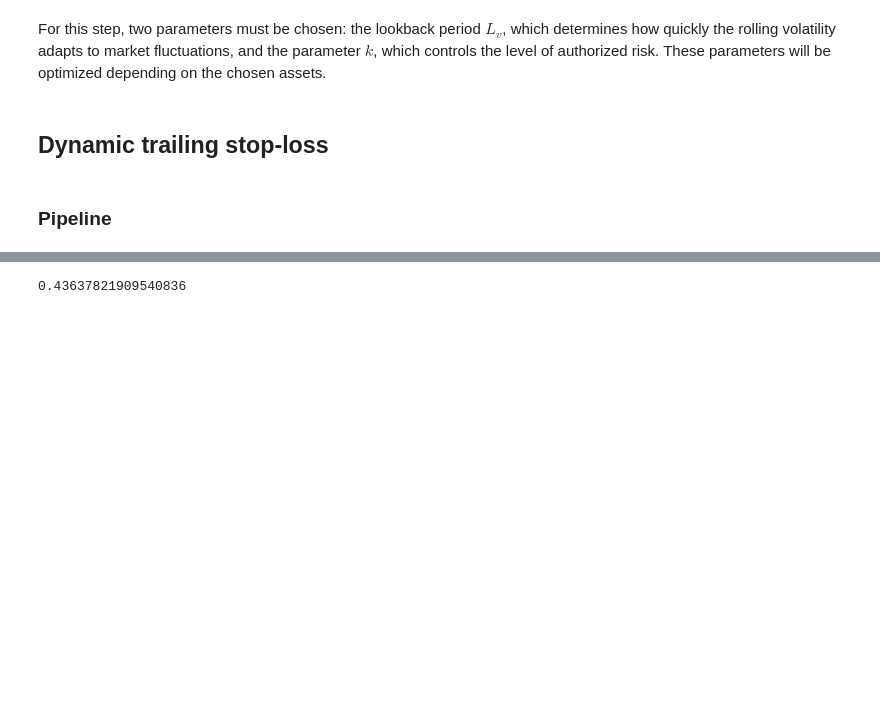
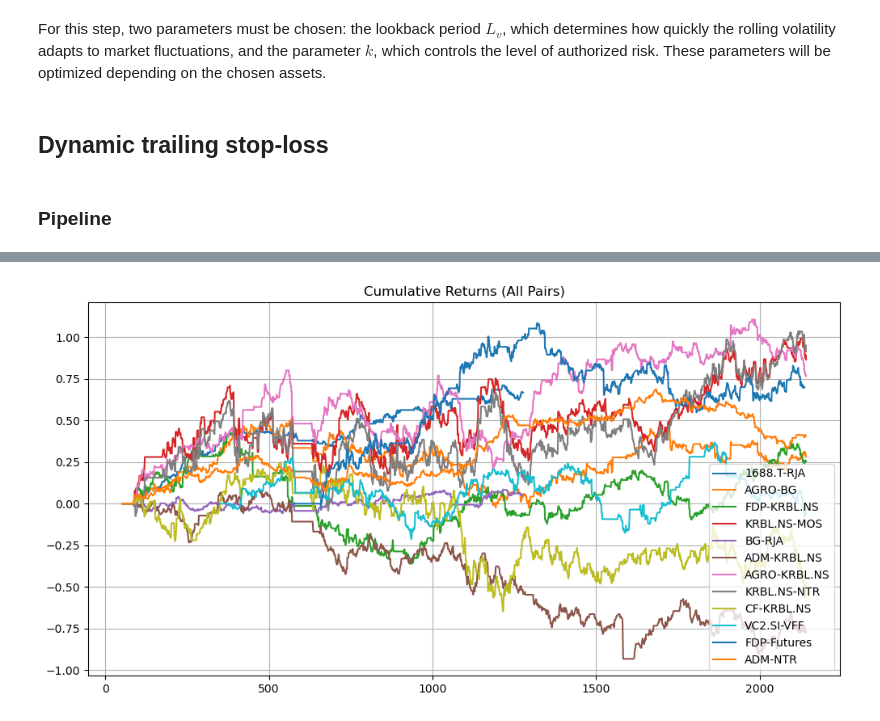
Before and after one commit to NatachaGsn/rice-trading-project, a Jupyter notebook: Trading_game2.ipynb, the cells around one changed output, grey strips where cells are left out. Drawn from its saved outputs; the diff is of its cells as text; code cells hidden in the pictures; blank space fills up the shorter version.

```diff
--- a/Trading_game2.ipynb
+++ b/Trading_game2.ipynb
@@ -511,7 +613,22 @@ results_df_strategy
 # %%
-np.mean(results_df_strategy.Sharpe)
+plt.figure(figsize=(12,6))
+
+for pair, Y in pairs_Y.items():
+
+    res = run_strategy(Y, 50, 30, 1.5, 0.7, 0.0)
+
+    returns = res["returns"]
+    cum_returns = np.nancumsum(returns)
+    time_index = Y.index[-len(cum_returns):]
+
+    plt.plot(time_index, cum_returns, label=f"{pair[0]}-{pair[1]}")
+
+plt.legend()
+plt.title("Cumulative Returns (All Pairs)")
+plt.grid()
+plt.show()
 # %% [output]
-0.43637821909540836
+[figure, added]
 # %%
 def plot_zscore_signals(df, threshold=0.7):
 
```
Also changed, not shown: parts of 11 cells of this notebook.
